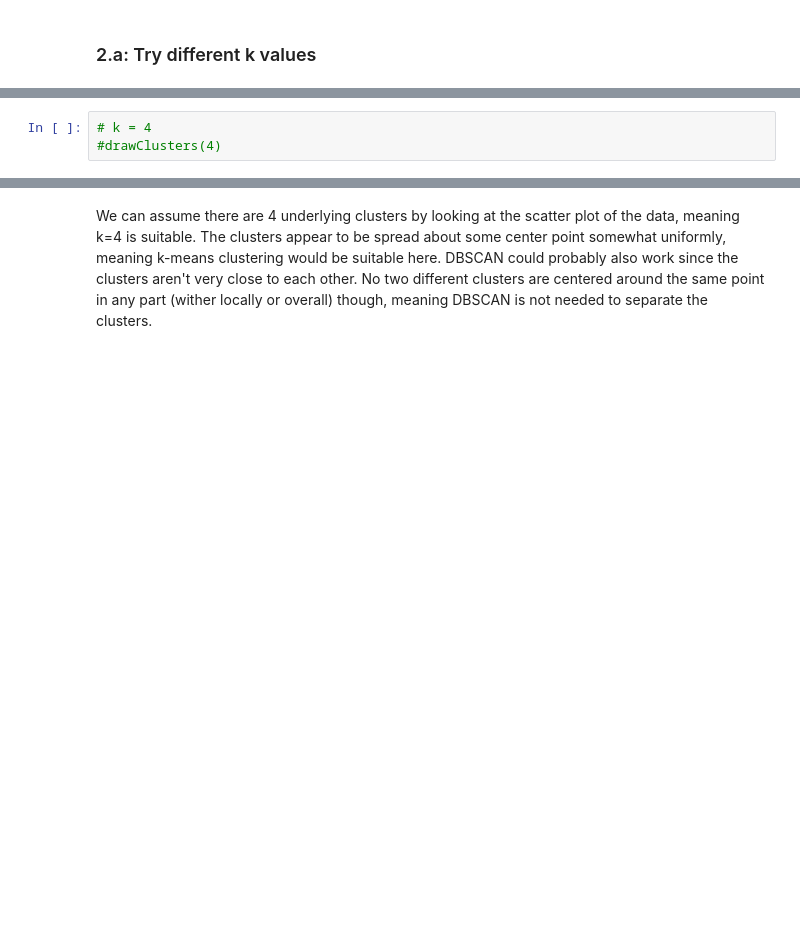
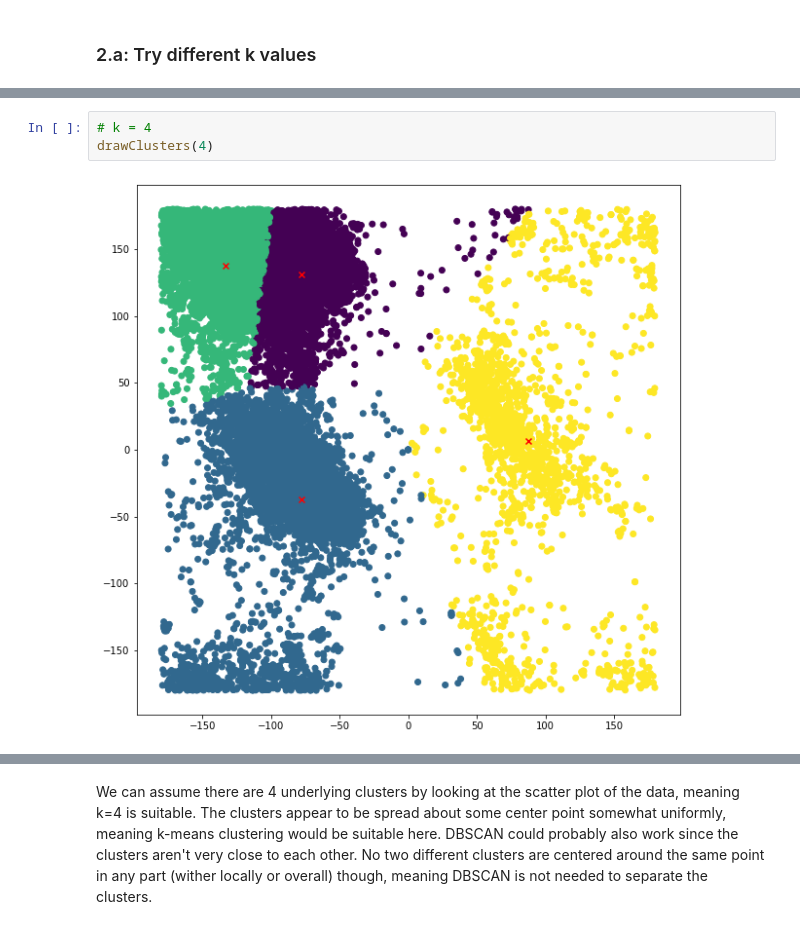
Before and after one commit to antfor/DAT405, a Jupyter notebook: assignment3/Assignment3 - Copy - Copy.ipynb, the cells around one changed output, grey strips where cells are left out. Saved outputs shown, nothing was run; the diff lists cells and outputs as text; blank space fills up the shorter version.

```diff
--- a/assignment3/Assignment3 - Copy - Copy.ipynb
+++ b/assignment3/Assignment3 - Copy - Copy.ipynb
@@ -83,5 +89,7 @@ def drawClusters(k): # k = # clusters
 # %%
 # k = 4
-#drawClusters(4)
+drawClusters(4)
+# %% [output]
+[figure, added]
 # %%
 # k = 5
```
Also changed, not shown: parts of 15 cells of this notebook.
